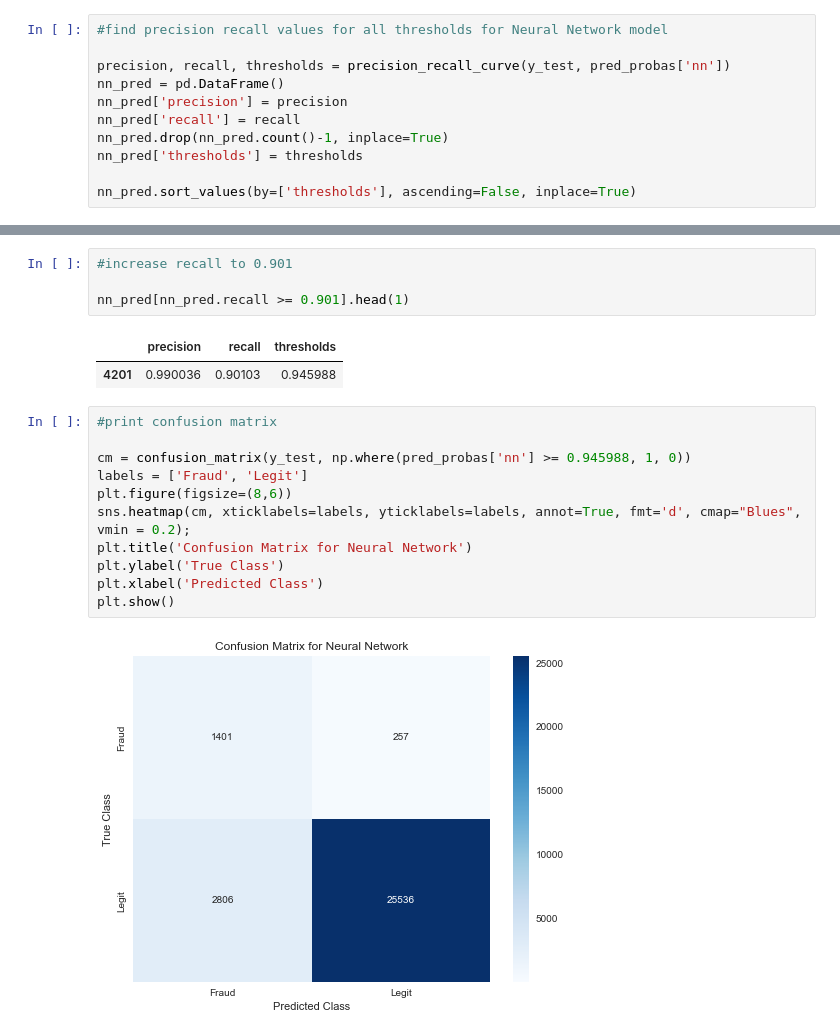
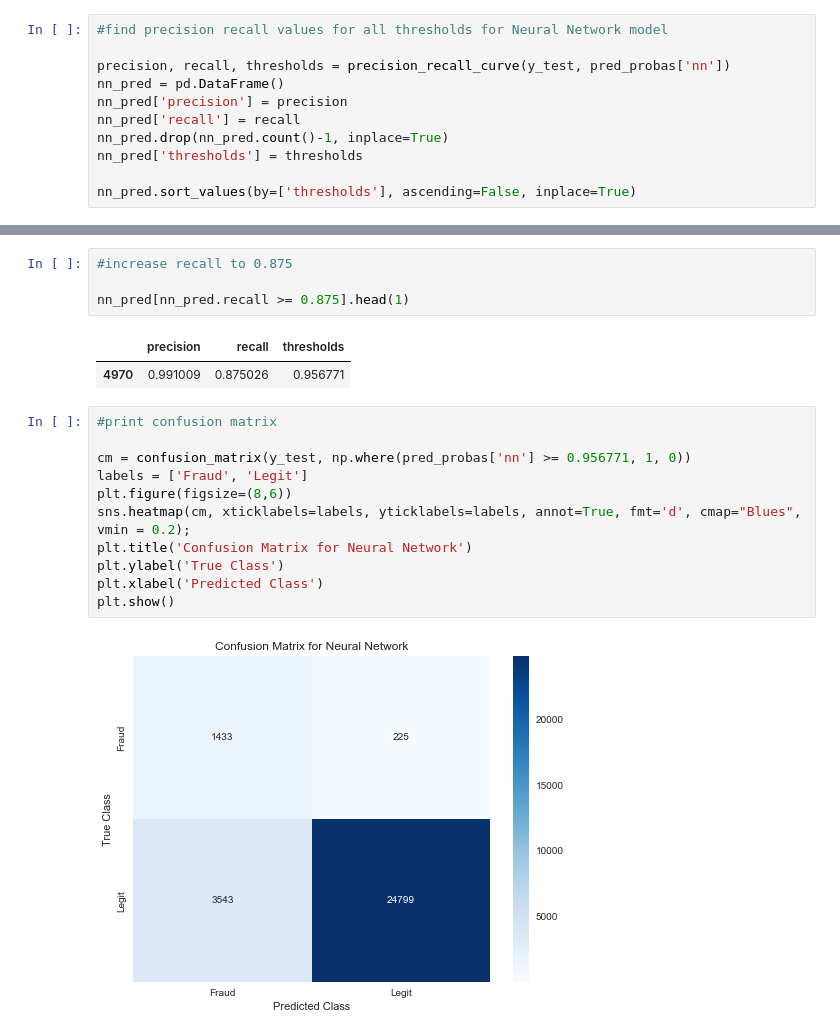
Before and after one commit to feifeikong/Fraud_Detection_Capstone, a Jupyter notebook: Capstone 3 - Preprocessing & Modeling.ipynb, the cells around one changed output, grey strips where cells are left out. Drawn from its saved outputs; the diff is of its cells as text.

```diff
--- a/Capstone 3 - Preprocessing & Modeling.ipynb
+++ b/Capstone 3 - Preprocessing & Modeling.ipynb
@@ -513,21 +521,21 @@ nn_pred[nn_pred.recall >= 0.85].head(1)
 # %%
-#increase recall to 0.901
+#increase recall to 0.875
 
-nn_pred[nn_pred.recall >= 0.901].head(1)
+nn_pred[nn_pred.recall >= 0.875].head(1)
 # %% [output]
 |  | precision | recall | thresholds |
-| 4201 | 0.990036 | 0.90103 | 0.945988 |
+| 4970 | 0.991009 | 0.875026 | 0.956771 |
 # %%
 #print confusion matrix
 
-cm = confusion_matrix(y_test, np.where(pred_probas['nn'] >= 0.945988, 1, 0))
+cm = confusion_matrix(y_test, np.where(pred_probas['nn'] >= 0.956771, 1, 0))
 labels = ['Fraud', 'Legit']
 plt.figure(figsize=(8,6))
 sns.heatmap(cm, xticklabels=labels, yticklabels=labels, annot=True, fmt='d', cmap="Blues", vmin = 0.2);
 plt.title('Confusion Matrix for Neural Network')
 plt.ylabel('True Class')
 plt.xlabel('Predicted Class')
 plt.show()
 # %% [output]
-[figure, old version]
+[figure, new version]
 # %%
```
Also changed, not shown: parts of 26 cells of this notebook.
